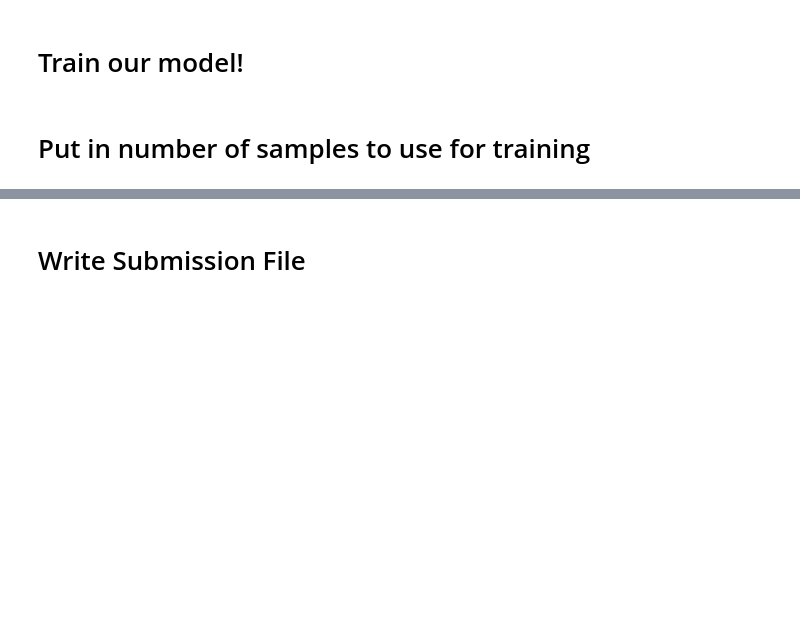
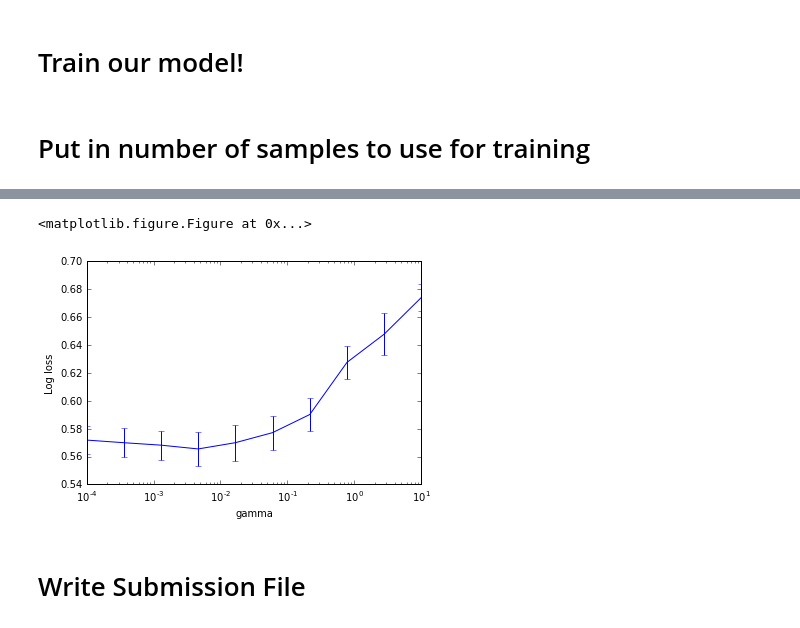
Before and after one commit to dtamayo/NCAAbasketball, a Jupyter notebook: rbfsvm.ipynb, the cells around one changed output, grey strips where cells are left out. Saved outputs shown, nothing was run; the diff lists cells and outputs as text; code cells hidden in the pictures; blank space fills up the shorter version.

```diff
--- a/rbfsvm.ipynb
+++ b/rbfsvm.ipynb
@@ -87,3 +106,20 @@ Log loss is 0.5663803723061339
+# %%
+%matplotlib inline
+import matplotlib.pyplot as plt
+
+scores = np.fabs([np.mean(grid.grid_scores_[i][2]) for i in range(len(grid.grid_scores_))])
+stds = np.fabs([np.std(grid.grid_scores_[i][2]) for i in range(len(grid.grid_scores_))])
+
+plt.figure(figsize=(8, 6))
+fig, ax = plt.subplots()
+ax.errorbar(gamma_range, scores, stds)
+ax.set_xscale('log')
+ax.set_xlabel('gamma')
+ax.set_ylabel('Log loss')
+plt.show()
+# %% [output]
+<matplotlib.figure.Figure at 0x...>
+[figure, added]
 # %% [markdown]
 # Write Submission File
 # %%
```
Also changed, not shown: parts of 12 cells of this notebook, 13 other files.
